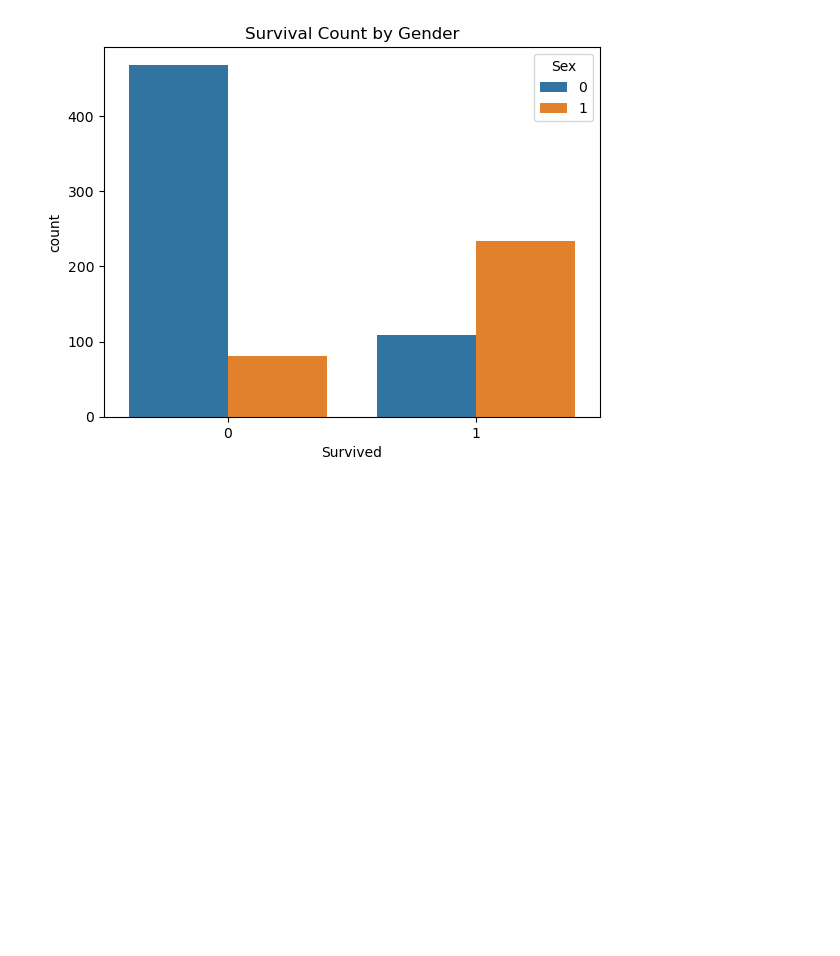
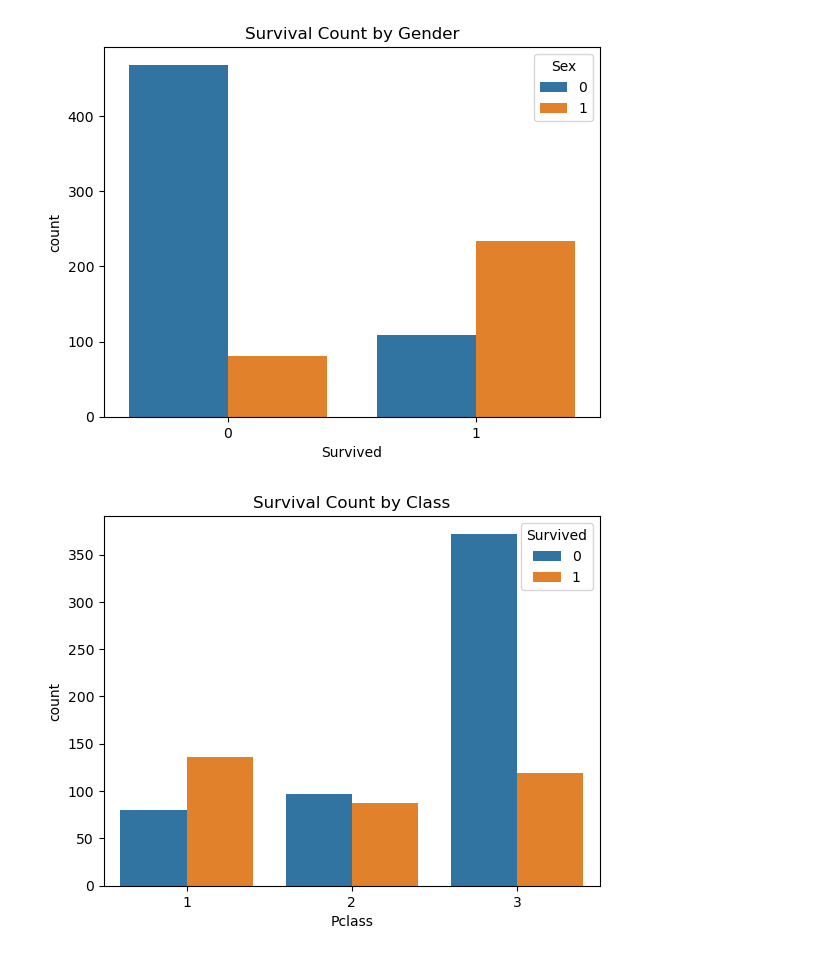
Before and after one commit to svr060105/Titanic-Dataset2, a Jupyter notebook: Titanic-Dataset2.ipynb, the cells around one changed output. Cells and saved outputs as stored; diff of their text form; code cells hidden in the pictures; blank space fills up the shorter version.

```diff
--- a/Titanic-Dataset2.ipynb
+++ b/Titanic-Dataset2.ipynb
@@ -102,3 +116,9 @@ plt.title('Survival Count by Gender')
 plt.show()
 # %% [output]
 [figure]
+# %%
+sns.countplot(x='Pclass', hue='Survived', data=df)
+plt.title('Survival Count by Class')
+plt.show()
+# %% [output]
+[figure, added]
```
Also changed, not shown: parts of 2 cells of this notebook, 1 other file.
